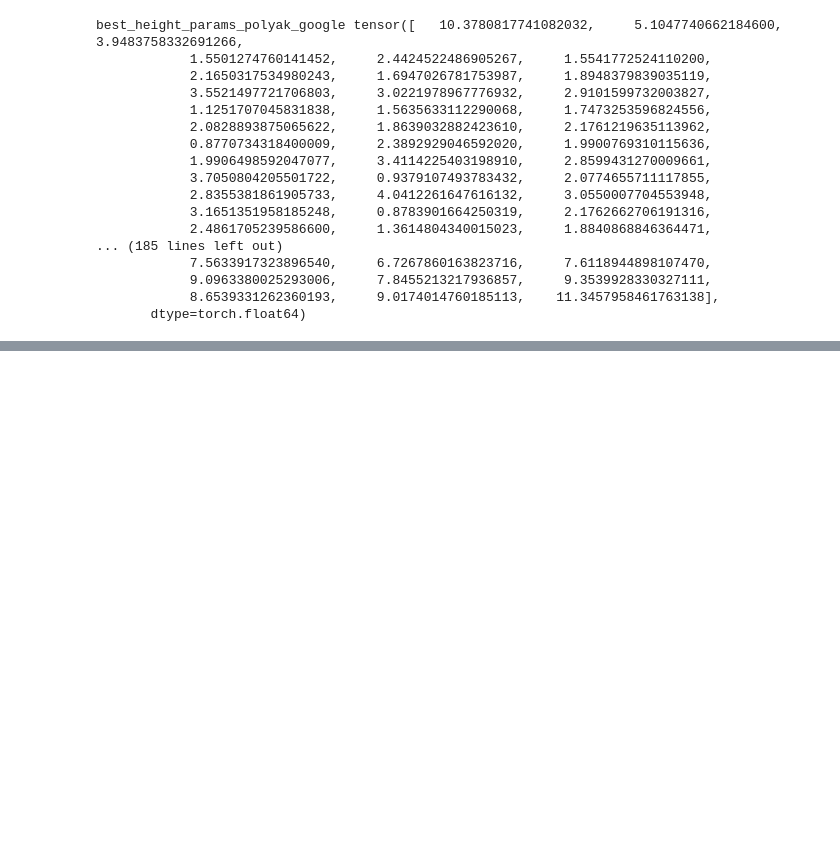
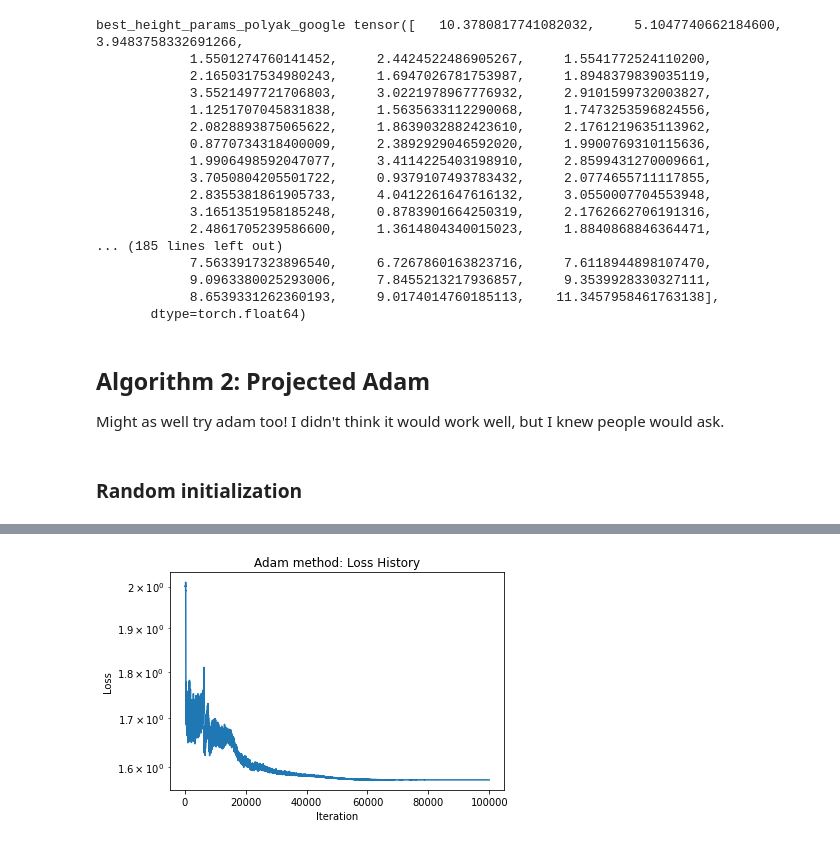
Before and after one commit to damek/alpha_evolve_problem_B1, a Jupyter notebook: problemb1.ipynb, the cells around one changed output, grey strips where cells are left out. Saved outputs shown, nothing was run; the diff lists cells and outputs as text; code cells hidden in the pictures; blank space fills up the shorter version.

Commit message:
feat: implement Projected Adam algorithm in Problem B1, add markdown explanations, and enhance loss tracking with detailed output visualization

```diff
--- a/problemb1.ipynb
+++ b/problemb1.ipynb
@@ -463,3 +462,7 @@ best_height_params_polyak_google tensor([   10.3780817741082032,     5.104774066
             9.0963380025293006,     7.8455213217936857,     9.3539928330327111,
             8.6539331262360193,     9.0174014760185113,    11.3457958461763138],
        dtype=torch.float64)
+# %% [markdown]
+## Algorithm 2: Projected Adam
+
+Might as well try adam too! I didn't think it would work well, but I knew people would ask.
@@ -465,0 +494,36 @@ best_height_params_polyak_google tensor([   10.3780817741082032,     5.104774066
+# %% [markdown]
+### Random initialization
+# %%
+
+height_params_adam = height_params.data.detach().clone() # initialize variable at value from test cell
+height_params_adam.requires_grad = True
+
+
+max_iter = 100000
+print_every = 1000
+lr = .5
+
+reset_point = True
+
+if 'min_loss_found_adam' not in locals() or reset_point == True:
+    min_loss_found_adam = float('inf')
+
+if 'best_height_params_adam' not in locals() or reset_point == True:
+    best_height_params_adam = height_params_adam.data.clone()
+
+# if loss history exists, append to it
+if 'loss_history_adam' not in locals() or reset_point == True:
+    loss_history_adam = []
+
+print("Starting Adam method")
+best_height_params_adam, min_loss_found_adam, loss_history_adam = projected_adam(height_params_adam, loss_fn, max_iter, lr, print_every, loss_history_adam, min_loss_found_adam, best_height_params_adam)
+
+print("Best loss found:", min_loss_found_adam)
+
+# semilogy plot of loss history
+plt.semilogy(loss_history_adam)
+plt.xlabel("Iteration")
+plt.ylabel("Loss")
+plt.title("Adam method: Loss History")
+plt.show()
+# %% [output]
@@ -465,0 +549 @@ best_height_params_polyak_google tensor([   10.3780817741082032,     5.104774066
+[figure, added]
```
Also changed, not shown: parts of 4 cells of this notebook.
